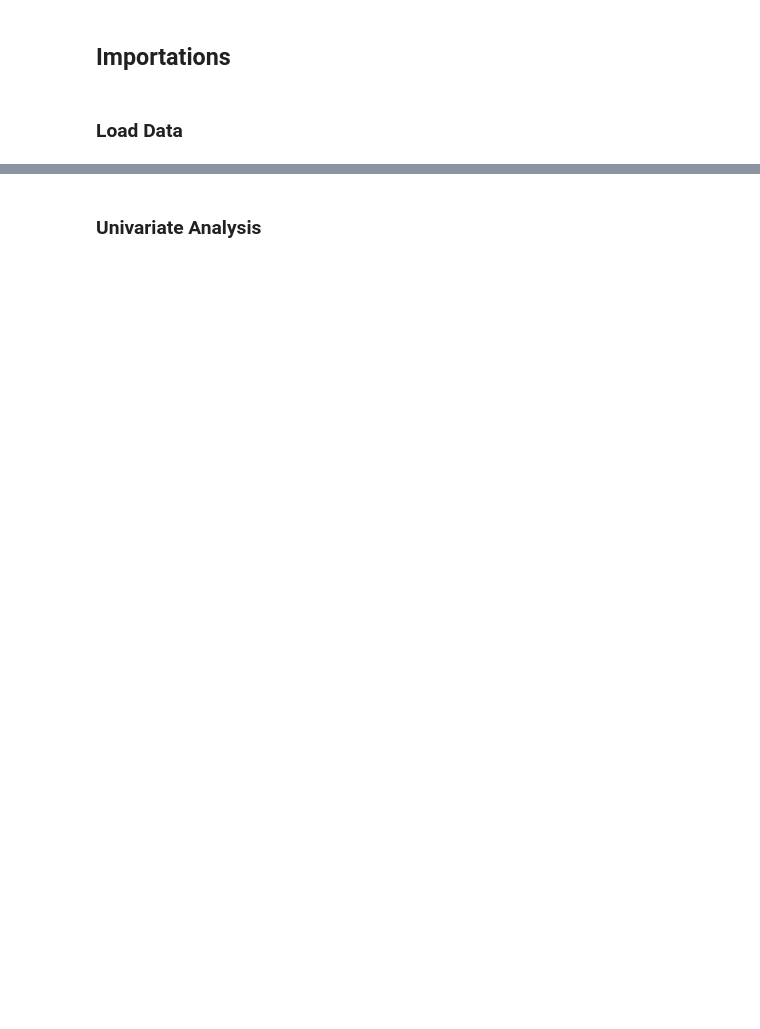
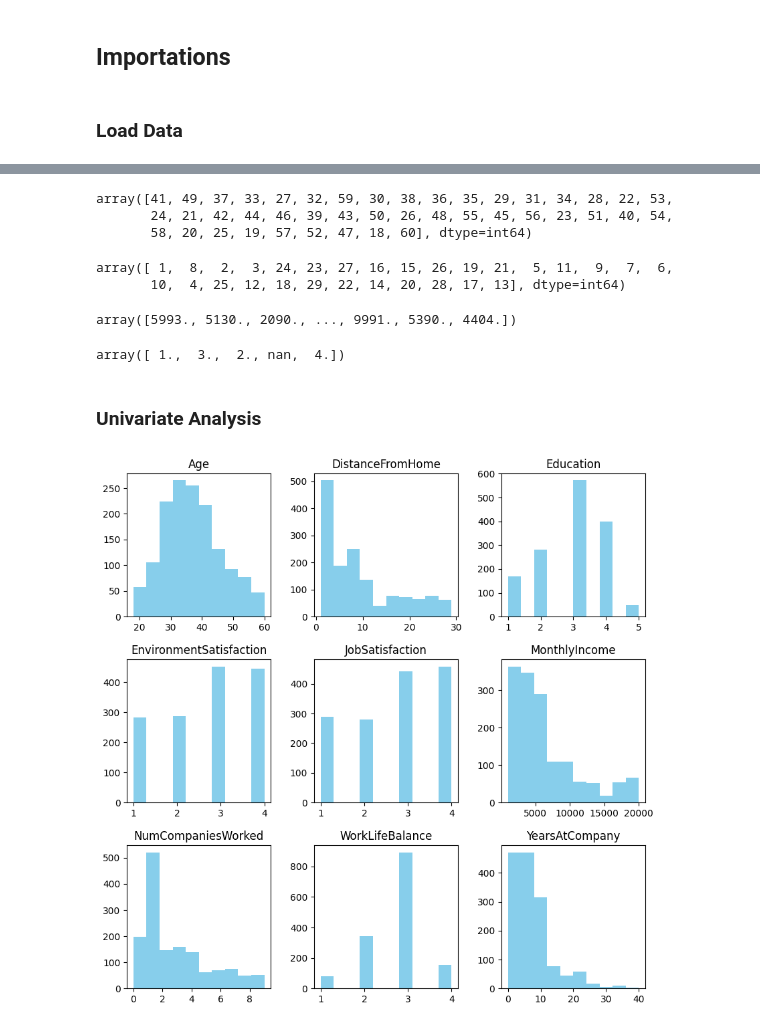
Before and after one commit to coderacheal/IBM-Attrition-Prediction, a Jupyter notebook: notebook.ipynb, the cells around one changed output, grey strips where cells are left out. Saved outputs shown, nothing was run; the diff lists cells and outputs as text; code cells hidden in the pictures; blank space fills up the shorter version.

```diff
--- a/notebook.ipynb
+++ b/notebook.ipynb
@@ -55,5 +127,26 @@ df.describe(include='object').T
+# %%
+df['Age'].unique()
+# %% [output]
+array([41, 49, 37, 33, 27, 32, 59, 30, 38, 36, 35, 29, 31, 34, 28, 22, 53,
+       24, 21, 42, 44, 46, 39, 43, 50, 26, 48, 55, 45, 56, 23, 51, 40, 54,
+       58, 20, 25, 19, 57, 52, 47, 18, 60], dtype=int64)
+# %%
+df['DistanceFromHome'].unique()
+# %% [output]
+array([ 1,  8,  2,  3, 24, 23, 27, 16, 15, 26, 19, 21,  5, 11,  9,  7,  6,
+       10,  4, 25, 12, 18, 29, 22, 14, 20, 28, 17, 13], dtype=int64)
+# %%
+df['MonthlyIncome'].unique()
+# %% [output]
+array([5993., 5130., 2090., ..., 9991., 5390., 4404.])
+# %%
+df['WorkLifeBalance'].unique()
+# %% [output]
+array([ 1.,  3.,  2., nan,  4.])
 # %% [markdown]
 ### Univariate Analysis
 # %%
-df.hist(figsize=(12,12), grid=False, color='skyblue')
+df.hist(figsize=(10, 10), grid=False, color='skyblue')
 plt.show()
+# %% [output]
+[figure, added]
```
Also changed, not shown: parts of 42 cells of this notebook, 1 other file.
